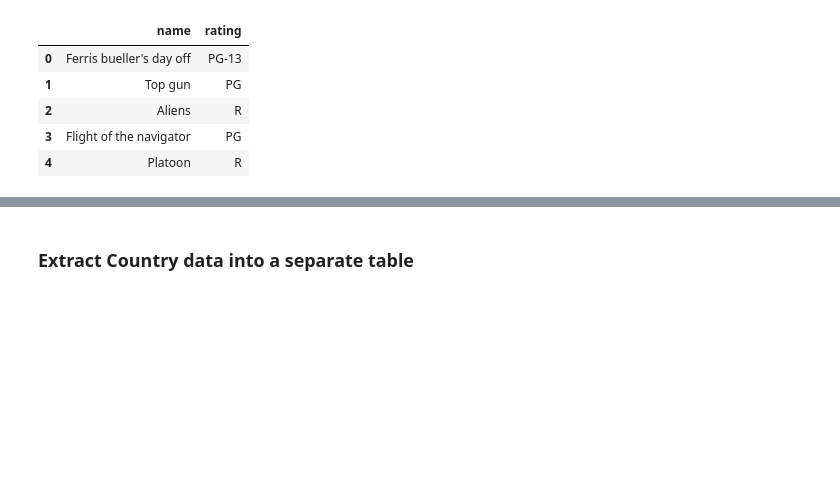
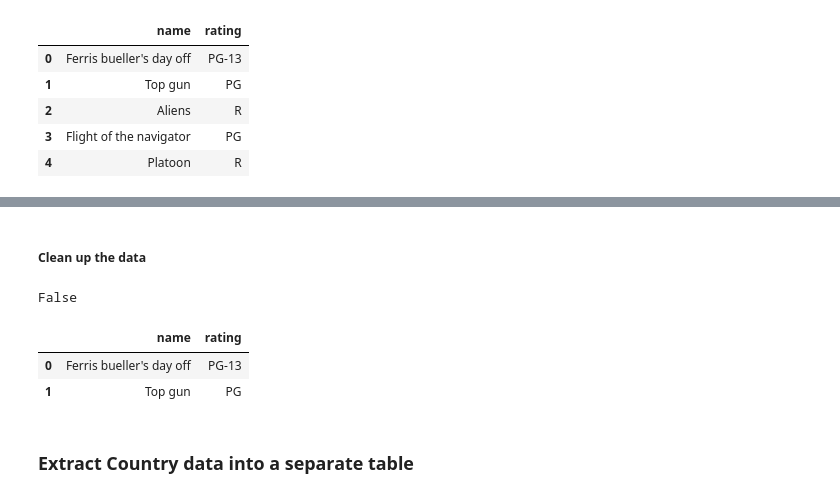
Before and after one commit to IrinaUX/Group7-ETL-Project, a Jupyter notebook: scrape_clean.ipynb, the cells around one changed output, grey strips where cells are left out. Cells and saved outputs as stored; diff of their text form; code cells hidden in the pictures; blank space fills up the shorter version.

Commit message:
Add checks for null values in the newly generated tables.

```diff
--- a/scrape_clean.ipynb
+++ b/scrape_clean.ipynb
@@ -647,5 +652,18 @@ engine.table_names()
  'ww_top_50_movies',
  'best_200_directors']
+# %% [markdown]
+##### Clean up the data
+# %%
+# Check for null values
+movie_rating.isnull().values.any()
+# %% [output]
+False
+# %%
+movie_rating.head(2)
+# %% [output]
+|  | name | rating |
+| 0 | Ferris bueller's day off | PG-13 |
+| 1 | Top gun | PG |
 # %% [markdown]
 ### Extract Country data into a separate table
 # %%
```
Also changed, not shown: parts of 16 cells of this notebook.
